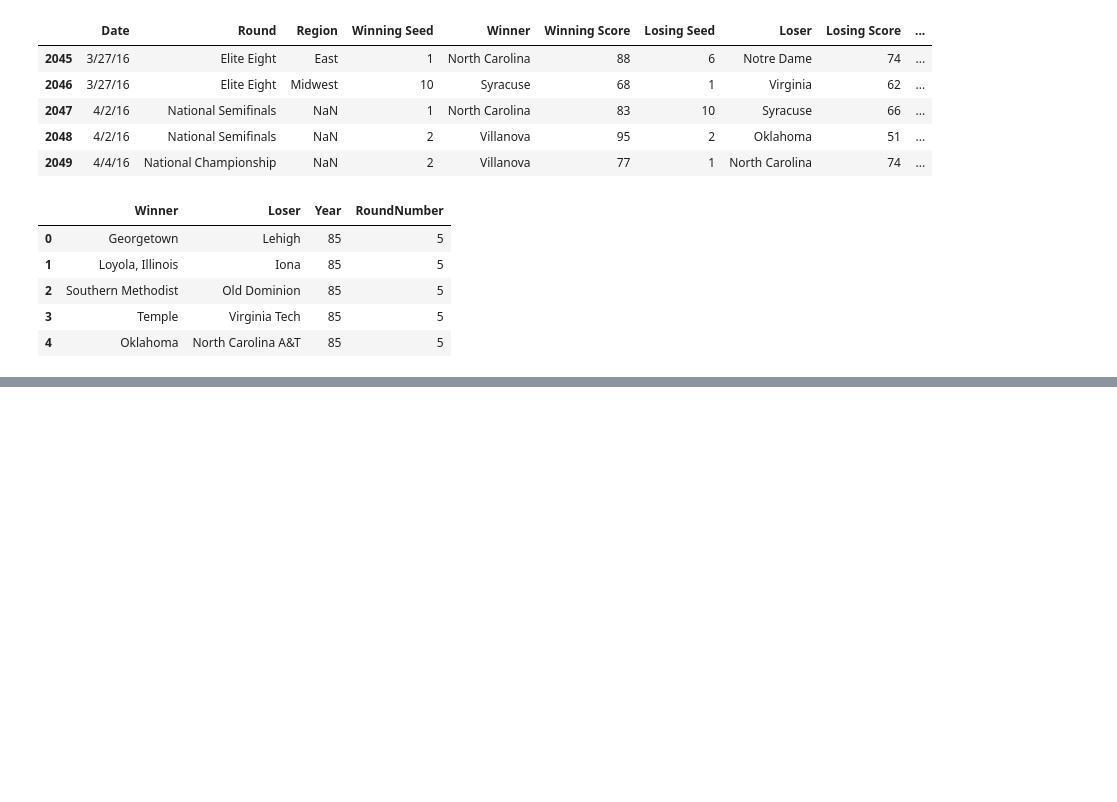
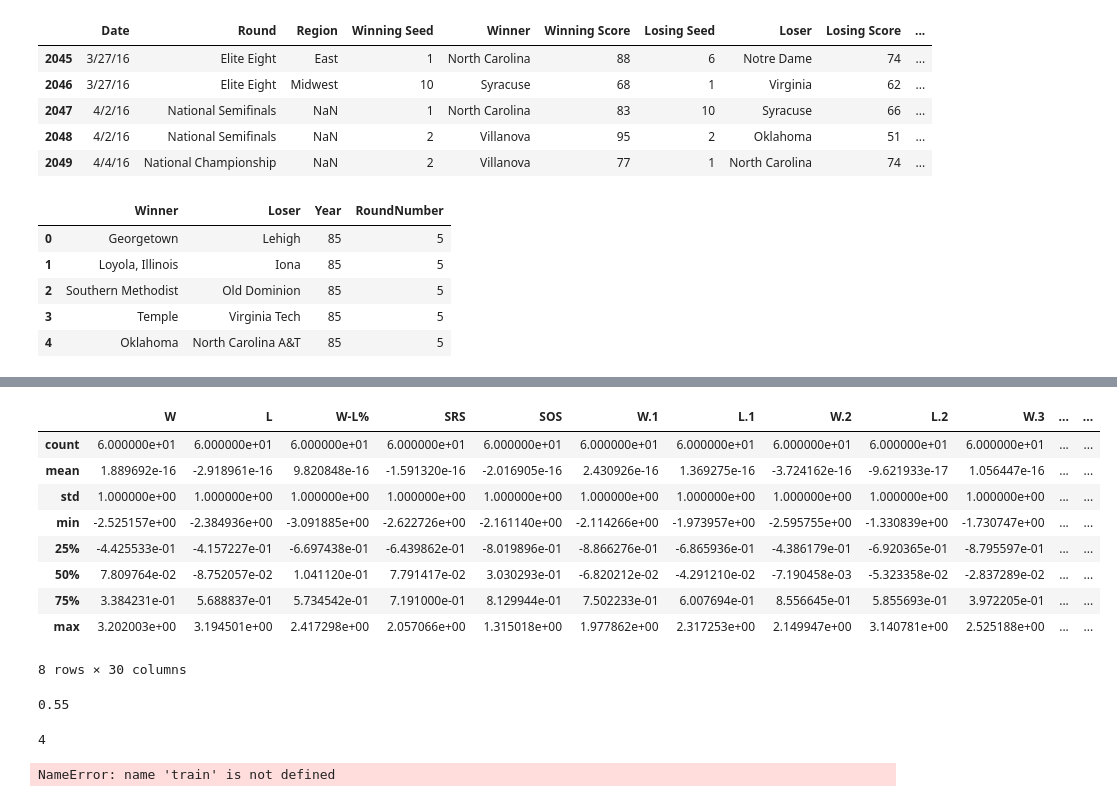
Before and after one commit to rileyma/MA490-Project-201930, a Jupyter notebook: data_cleaning.ipynb, the cells around one changed output, grey strips where cells are left out. Saved outputs shown, nothing was run; the diff lists cells and outputs as text; code cells hidden in the pictures; blank space fills up the shorter version.

```diff
--- a/data_cleaning.ipynb
+++ b/data_cleaning.ipynb
@@ -102,0 +164,19 @@ targets.to_csv('./data/round_team_year.csv')
+# %%
+lgr = LogisticRegression()
+
+features = table.drop(['School', 'Year', 'Round', 'Unnamed: 16', 'G'], axis=1)
+targets = table.Round
+features = (features - features.mean())/features.std()
+
+features.describe()
+# %% [output]
+|  | W | L | W-L% | SRS | SOS | W.1 | L.1 | W.2 | L.2 | W.3 | ... | ... |
+| count | 6.000000e+01 | 6.000000e+01 | 6.000000e+01 | 6.000000e+01 | 6.000000e+01 | 6.000000e+01 | 6.000000e+01 | 6.000000e+01 | 6.000000e+01 | 6.000000e+01 | ... | ... |
+| mean | 1.889692e-16 | -2.918961e-16 | 9.820848e-16 | -1.591320e-16 | -2.016905e-16 | 2.430926e-16 | 1.369275e-16 | -3.724162e-16 | -9.621933e-17 | 1.056447e-16 | ... | ... |
+| std | 1.000000e+00 | 1.000000e+00 | 1.000000e+00 | 1.000000e+00 | 1.000000e+00 | 1.000000e+00 | 1.000000e+00 | 1.000000e+00 | 1.000000e+00 | 1.000000e+00 | ... | ... |
+| min | -2.525157e+00 | -2.384936e+00 | -3.091885e+00 | -2.622726e+00 | -2.161140e+00 | -2.114266e+00 | -1.973957e+00 | -2.595755e+00 | -1.330839e+00 | -1.730747e+00 | ... | ... |
+| 25% | -4.425533e-01 | -4.157227e-01 | -6.697438e-01 | -6.439862e-01 | -8.019896e-01 | -8.866276e-01 | -6.865936e-01 | -4.386179e-01 | -6.920365e-01 | -8.795597e-01 | ... | ... |
+| 50% | 7.809764e-02 | -8.752057e-02 | 1.041120e-01 | 7.791417e-02 | 3.030293e-01 | -6.820212e-02 | -4.291210e-02 | -7.190458e-03 | -5.323358e-02 | -2.837289e-02 | ... | ... |
+| 75% | 3.384231e-01 | 5.688837e-01 | 5.734542e-01 | 7.191000e-01 | 8.129944e-01 | 7.502233e-01 | 6.007694e-01 | 8.556645e-01 | 5.855693e-01 | 3.972205e-01 | ... | ... |
+| max | 3.202003e+00 | 3.194501e+00 | 2.417298e+00 | 2.057066e+00 | 1.315018e+00 | 1.977862e+00 | 2.317253e+00 | 2.149947e+00 | 3.140781e+00 | 2.525188e+00 | ... | ... |
+8 rows × 30 columns
@@ -102,0 +187,23 @@ targets.to_csv('./data/round_team_year.csv')
+# %%
+lgr.fit(features[:-20], targets[:-20])
+lgr.score(features[-20:], targets[-20:])
+# %% [output]
+0.55
+# %%
+lgr.predict(features[table['School'] == 'Purdue'])[0]
+# %% [output]
+4
+# %%
+import numpy as np
+from sklearn.metrics import mean_squared_error
+
+features_train = train.drop(['School', 'Year', 'Round', 'Unnamed: 16', 'G'], axis=1)
+features_test = test.drop(['School', 'Year', 'Round', 'Unnamed: 16', 'G'], axis=1)
+
+targets_train = train.Round
+targets_test = test.Round
+
+features_train = (features_train - features_train.mean())/features_train.std()
+features_test = (features_test - features_test.mean())/features_test.std()
+# %% [output]
+NameError: name 'train' is not defined
```
Also changed, not shown: parts of 20 cells of this notebook, 9 other files.
